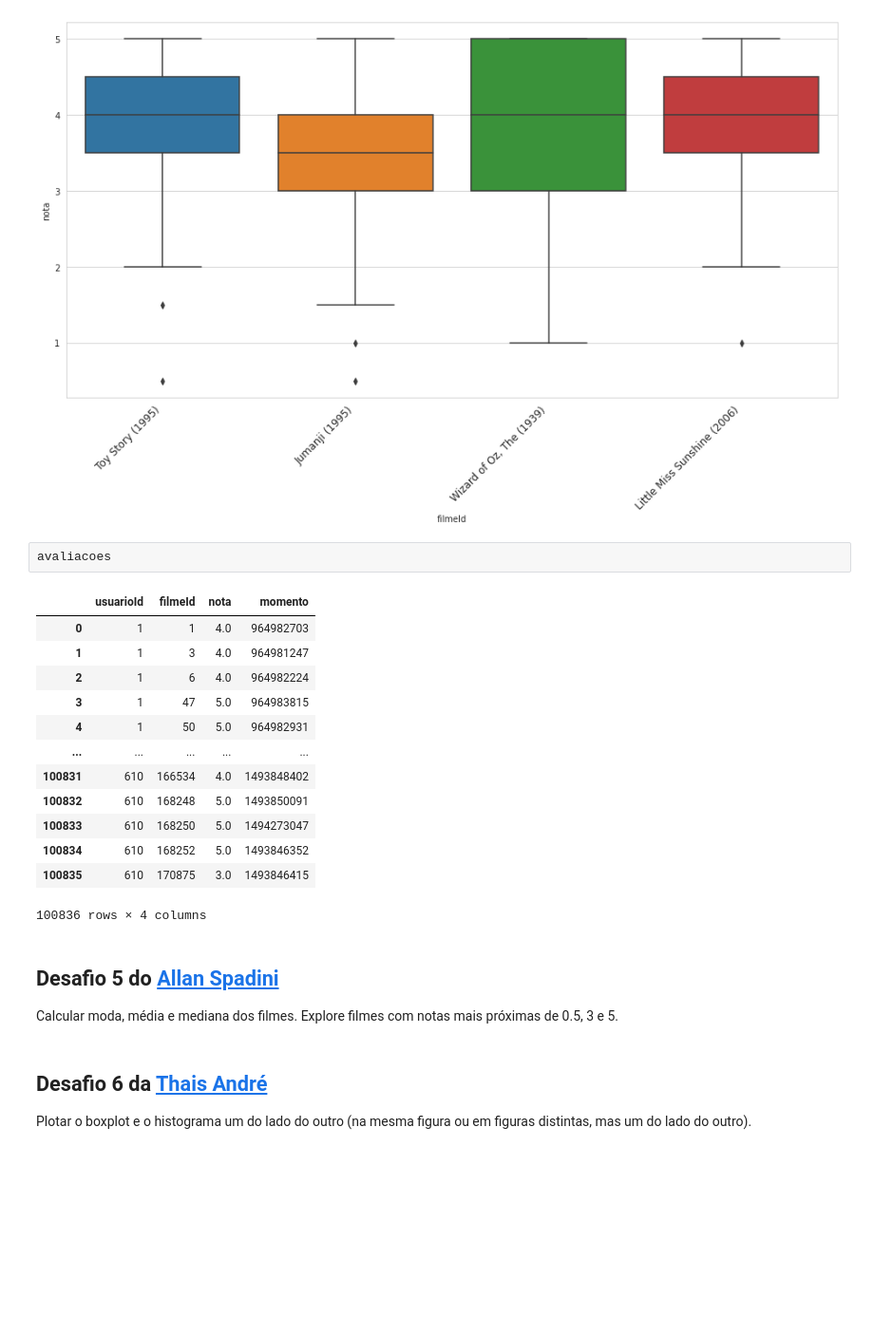
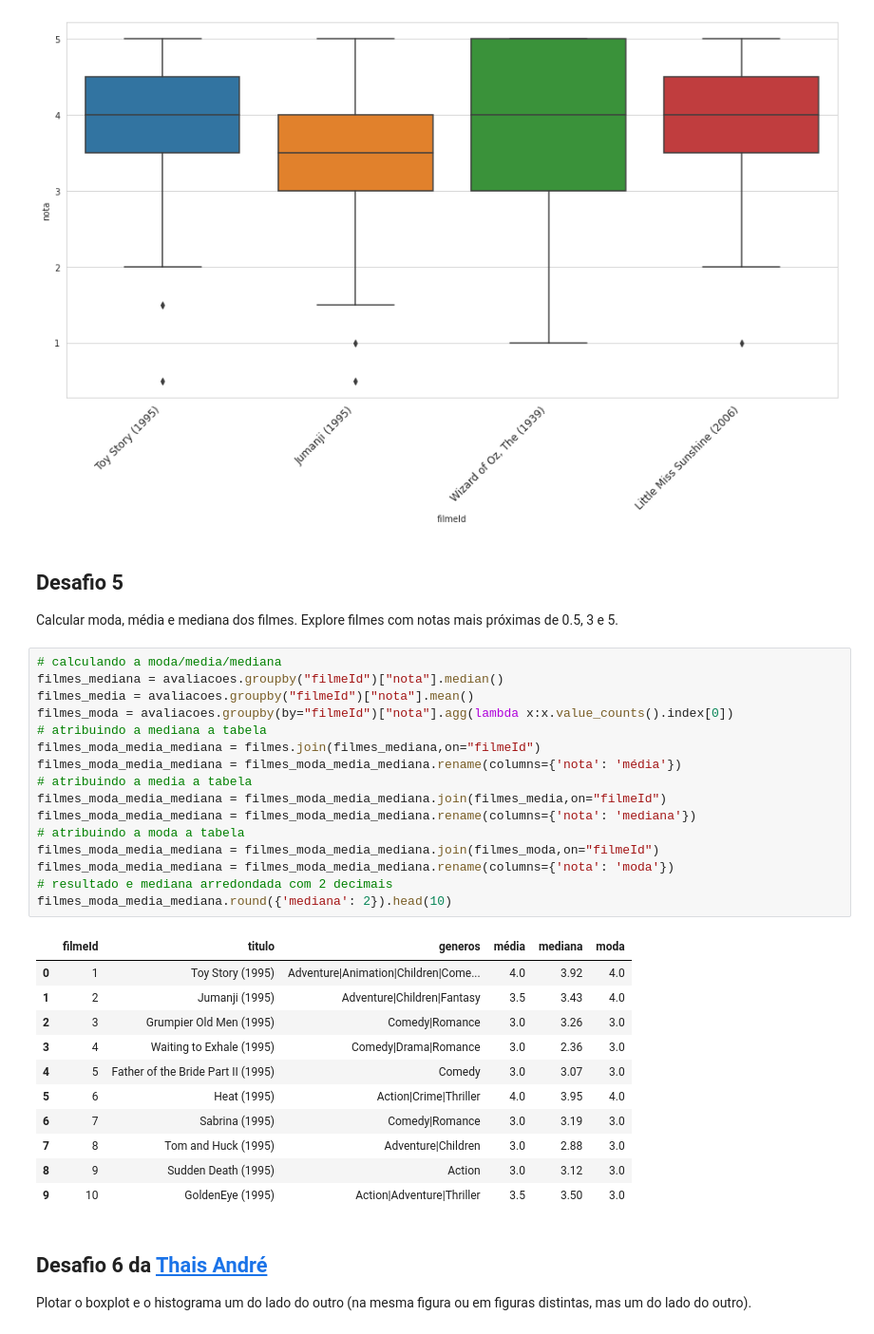
Before and after one commit to edsonajunior/Data-Science-study, a Jupyter notebook: QuarentenaDados_aula02.ipynb, the cells around one changed output. Shown at 95% size. Cells and saved outputs as stored; diff of their text form; blank space fills up the shorter version.

```diff
--- a/QuarentenaDados_aula02.ipynb
+++ b/QuarentenaDados_aula02.ipynb
@@ -493,26 +493,37 @@ ax.set_xticklabels(filmes.query("filmeId in [1,2,919,46578]")['titulo'], fontsiz
  Text(0, 0, 'Wizard of Oz, The (1939)'),
  Text(0, 0, 'Little Miss Sunshine (2006)')]
 [figure]
-# %%
-avaliacoes
-# %% [output]
-|  | usuarioId | filmeId | nota | momento |
-| 0 | 1 | 1 | 4.0 | 964982703 |
-| 1 | 1 | 3 | 4.0 | 964981247 |
-| 2 | 1 | 6 | 4.0 | 964982224 |
-| 3 | 1 | 47 | 5.0 | 964983815 |
-| 4 | 1 | 50 | 5.0 | 964982931 |
-| ... | ... | ... | ... | ... |
-| 100831 | 610 | 166534 | 4.0 | 1493848402 |
-| 100832 | 610 | 168248 | 5.0 | 1493850091 |
-| 100833 | 610 | 168250 | 5.0 | 1494273047 |
-| 100834 | 610 | 168252 | 5.0 | 1493846352 |
-| 100835 | 610 | 170875 | 3.0 | 1493846415 |
-100836 rows × 4 columns
 # %% [markdown]
-## Desafio 5 do [Allan Spadini](https://twitter.com/allanspadini)
-
+## Desafio 5
 Calcular moda, média e mediana dos filmes. Explore filmes com notas mais próximas de 0.5, 3 e 5.
+# %%
+# calculando a moda/media/mediana
+filmes_mediana = avaliacoes.groupby("filmeId")["nota"].median()
+filmes_media = avaliacoes.groupby("filmeId")["nota"].mean()
+filmes_moda = avaliacoes.groupby(by="filmeId")["nota"].agg(lambda x:x.value_counts().index[0])
+# atribuindo a mediana a tabela
+filmes_moda_media_mediana = filmes.join(filmes_mediana,on="filmeId")
+filmes_moda_media_mediana = filmes_moda_media_mediana.rename(columns={'nota': 'média'})
+# atribuindo a media a tabela
+filmes_moda_media_mediana = filmes_moda_media_mediana.join(filmes_media,on="filmeId")
+filmes_moda_media_mediana = filmes_moda_media_mediana.rename(columns={'nota': 'mediana'})
+# atribuindo a moda a tabela
+filmes_moda_media_mediana = filmes_moda_media_mediana.join(filmes_moda,on="filmeId")
+filmes_moda_media_mediana = filmes_moda_media_mediana.rename(columns={'nota': 'moda'})
+# resultado e mediana arredondada com 2 decimais
+filmes_moda_media_mediana.round({'mediana': 2}).head(10)
+# %% [output]
+|  | filmeId | titulo | generos | média | mediana | moda |
+| 0 | 1 | Toy Story (1995) | Adventure|Animation|Children|Come... | 4.0 | 3.92 | 4.0 |
+| 1 | 2 | Jumanji (1995) | Adventure|Children|Fantasy | 3.5 | 3.43 | 4.0 |
+| 2 | 3 | Grumpier Old Men (1995) | Comedy|Romance | 3.0 | 3.26 | 3.0 |
+| 3 | 4 | Waiting to Exhale (1995) | Comedy|Drama|Romance | 3.0 | 2.36 | 3.0 |
+| 4 | 5 | Father of the Bride Part II (1995) | Comedy | 3.0 | 3.07 | 3.0 |
+| 5 | 6 | Heat (1995) | Action|Crime|Thriller | 4.0 | 3.95 | 4.0 |
+| 6 | 7 | Sabrina (1995) | Comedy|Romance | 3.0 | 3.19 | 3.0 |
+| 7 | 8 | Tom and Huck (1995) | Adventure|Children | 3.0 | 2.88 | 3.0 |
+| 8 | 9 | Sudden Death (1995) | Action | 3.0 | 3.12 | 3.0 |
+| 9 | 10 | GoldenEye (1995) | Action|Adventure|Thriller | 3.5 | 3.50 | 3.0 |
 # %% [markdown]
 ## Desafio 6 da [Thais André](https://twitter.com/thais_tandre)
 
```
Also changed, not shown: parts of 4 cells of this notebook.
